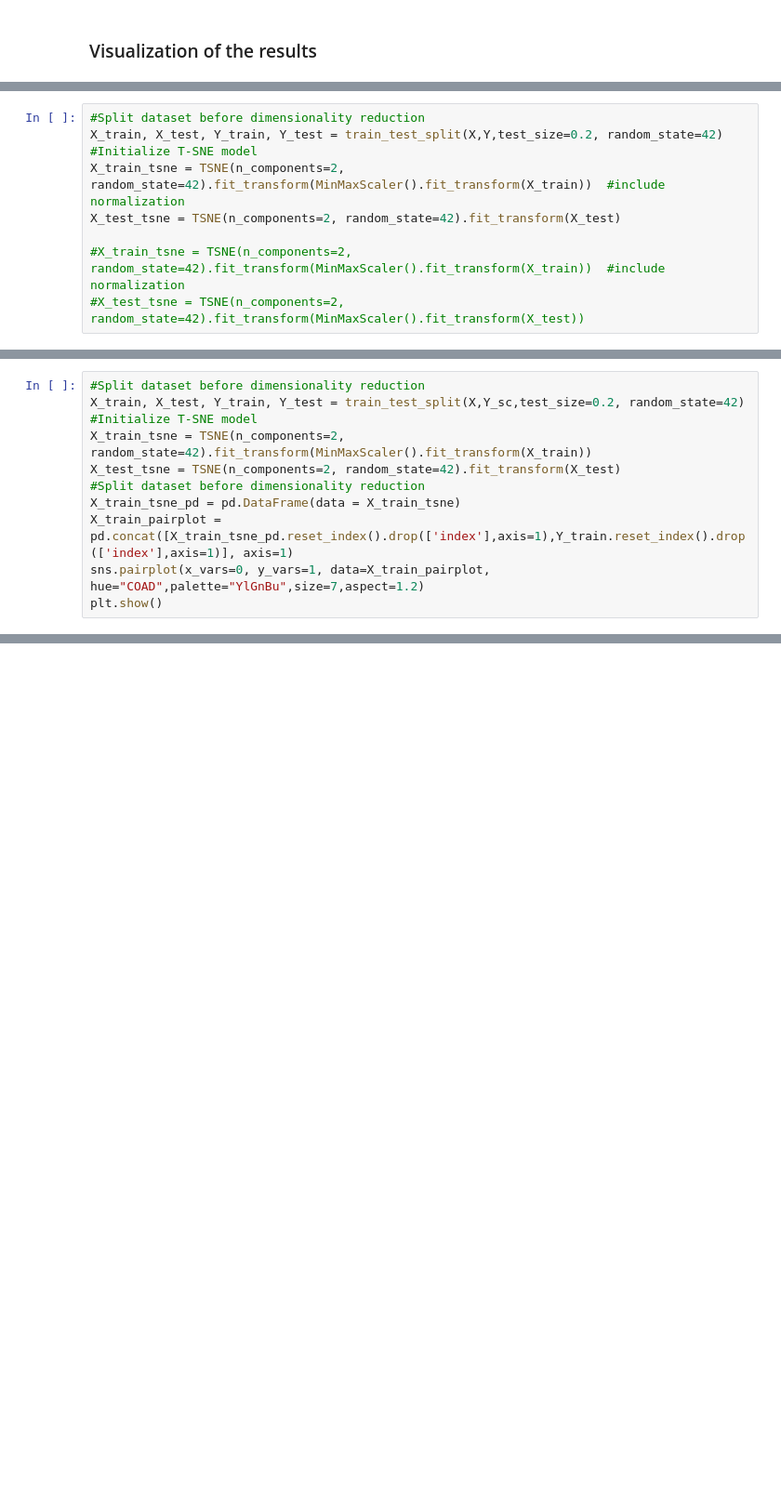
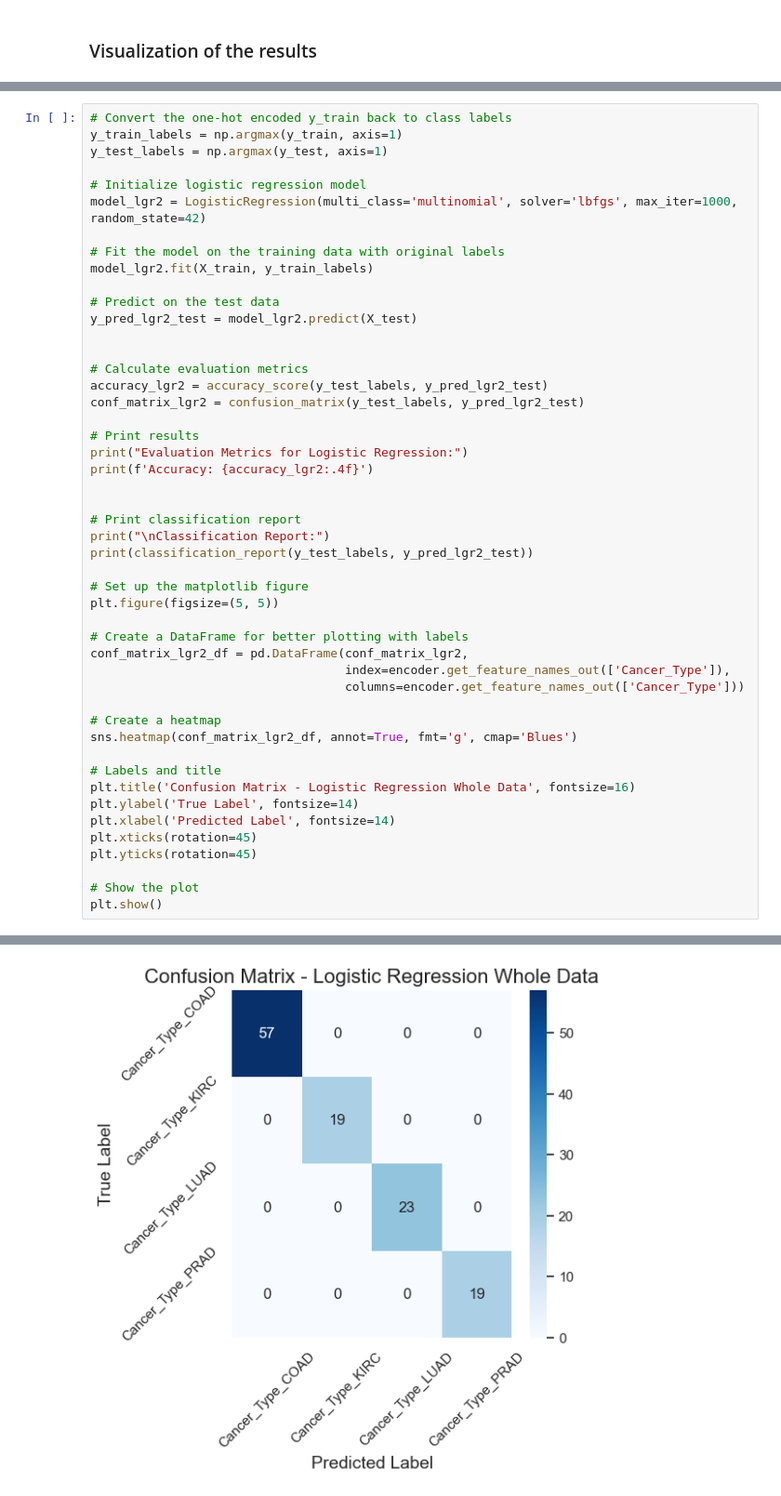
Before and after one commit to monicarojasp/team_project, a Jupyter notebook: reports/team_project1.ipynb, the cells around one changed output, grey strips where cells are left out. Shown at 93% size. Saved outputs shown, nothing was run; the diff lists cells and outputs as text; blank space fills up the shorter version.

```diff
--- a/reports/team_project1.ipynb
+++ b/reports/team_project1.ipynb
@@ -330,9 +315,0 @@ plt.show()
-# %%
-#Split dataset before dimensionality reduction
-X_train, X_test, Y_train, Y_test = train_test_split(X,Y,test_size=0.2, random_state=42)
-#Initialize T-SNE model
-X_train_tsne = TSNE(n_components=2, random_state=42).fit_transform(MinMaxScaler().fit_transform(X_train))  #include normalization
-X_test_tsne = TSNE(n_components=2, random_state=42).fit_transform(X_test)
-
-#X_train_tsne = TSNE(n_components=2, random_state=42).fit_transform(MinMaxScaler().fit_transform(X_train))  #include normalization
-#X_test_tsne = TSNE(n_components=2, random_state=42).fit_transform(MinMaxScaler().fit_transform(X_test))
@@ -417,11 +315,0 @@ Y_sc = Y_sc.replace({True: 1, False: 0})
-# %%
-#Split dataset before dimensionality reduction
-X_train, X_test, Y_train, Y_test = train_test_split(X,Y_sc,test_size=0.2, random_state=42)
-#Initialize T-SNE model
-X_train_tsne = TSNE(n_components=2, random_state=42).fit_transform(MinMaxScaler().fit_transform(X_train))
-X_test_tsne = TSNE(n_components=2, random_state=42).fit_transform(X_test)
-#Split dataset before dimensionality reduction
-X_train_tsne_pd = pd.DataFrame(data = X_train_tsne)
-X_train_pairplot = pd.concat([X_train_tsne_pd.reset_index().drop(['index'],axis=1),Y_train.reset_index().drop(['index'],axis=1)], axis=1)
-sns.pairplot(x_vars=0, y_vars=1, data=X_train_pairplot, hue="COAD",palette="YlGnBu",size=7,aspect=1.2)
-plt.show()
@@ -578,0 +447,49 @@ The results illustrate overall good accuracy for predicting each type of cancer,
+# %%
+# Convert the one-hot encoded y_train back to class labels
+y_train_labels = np.argmax(y_train, axis=1)
+y_test_labels = np.argmax(y_test, axis=1)
+
+# Initialize logistic regression model
+model_lgr2 = LogisticRegression(multi_class='multinomial', solver='lbfgs', max_iter=1000, random_state=42)
+
+# Fit the model on the training data with original labels
+model_lgr2.fit(X_train, y_train_labels)
+
+# Predict on the test data
+y_pred_lgr2_test = model_lgr2.predict(X_test)
+
+
+# Calculate evaluation metrics
+accuracy_lgr2 = accuracy_score(y_test_labels, y_pred_lgr2_test)
+conf_matrix_lgr2 = confusion_matrix(y_test_labels, y_pred_lgr2_test)
+
+# Print results
+print("Evaluation Metrics for Logistic Regression:")
+print(f'Accuracy: {accuracy_lgr2:.4f}')
+
+
+# Print classification report
+print("\nClassification Report:")
+print(classification_report(y_test_labels, y_pred_lgr2_test))
+
+# Set up the matplotlib figure
+plt.figure(figsize=(5, 5))
+
+# Create a DataFrame for better plotting with labels
+conf_matrix_lgr2_df = pd.DataFrame(conf_matrix_lgr2,
+                                   index=encoder.get_feature_names_out(['Cancer_Type']),
+                                   columns=encoder.get_feature_names_out(['Cancer_Type']))
+
+# Create a heatmap
+sns.heatmap(conf_matrix_lgr2_df, annot=True, fmt='g', cmap='Blues')
+
+# Labels and title
+plt.title('Confusion Matrix - Logistic Regression Whole Data', fontsize=16)
+plt.ylabel('True Label', fontsize=14)
+plt.xlabel('Predicted Label', fontsize=14)
+plt.xticks(rotation=45)
+plt.yticks(rotation=45)
+
+# Show the plot
+plt.show()
+# %% [output]
@@ -578,0 +510 @@ The results illustrate overall good accuracy for predicting each type of cancer,
+[figure, added]
```
Also changed, not shown: parts of 96 cells of this notebook.
